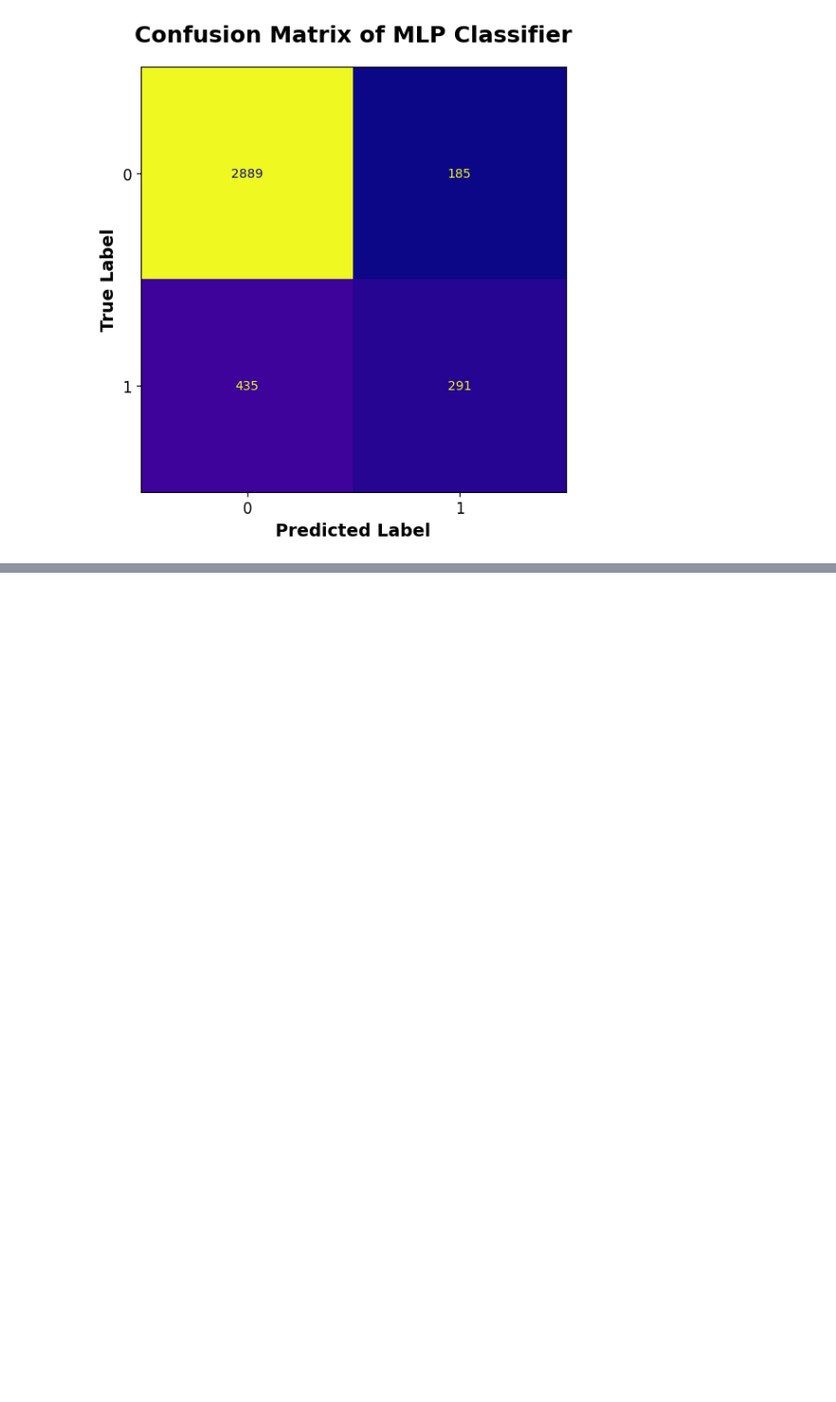
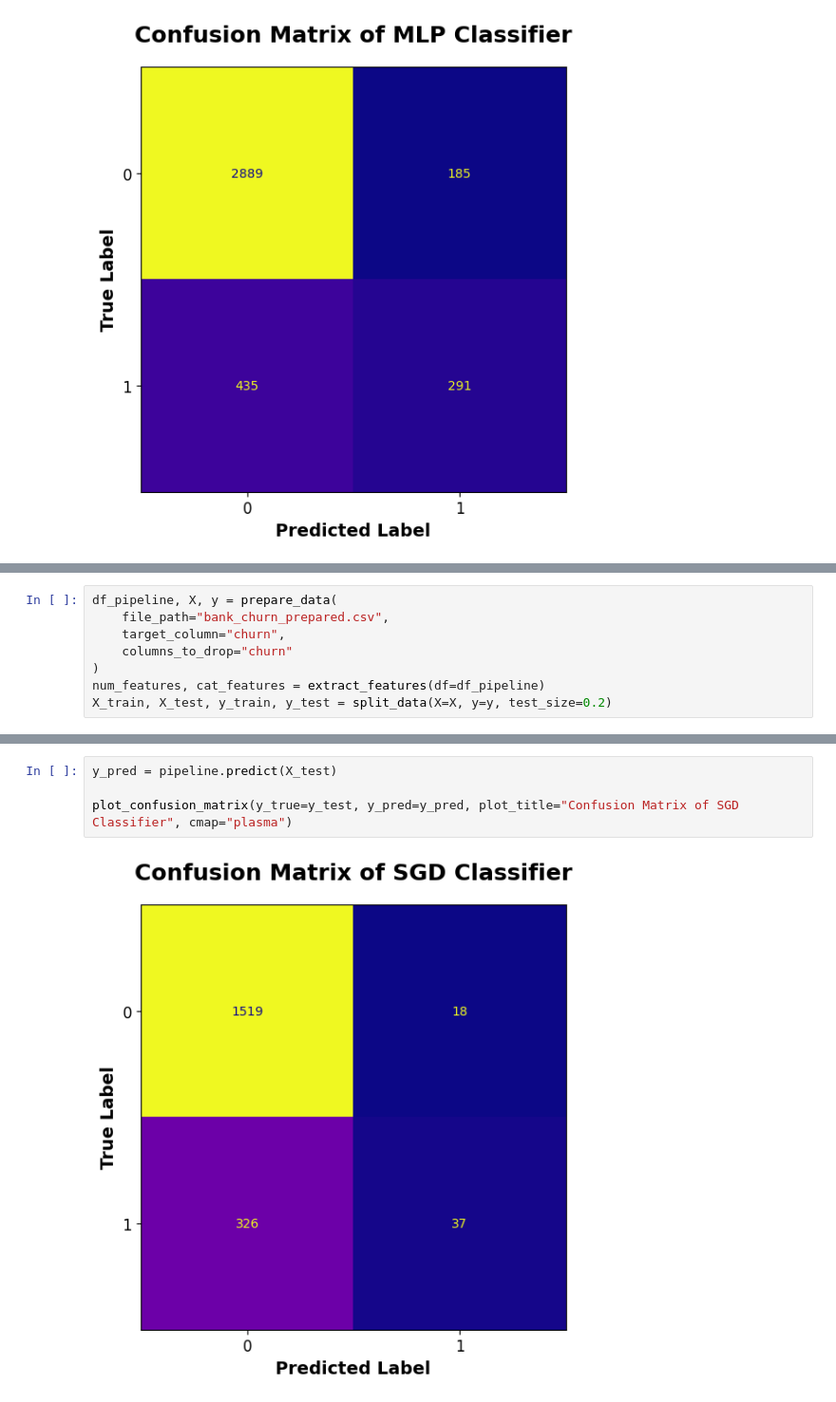
Before and after one commit to smartestnerdfromtown/Data-Science-Projects, a Jupyter notebook: Bank Customer Churn/analysis.ipynb, the cells around one changed output, grey strips where cells are left out. Shown at 95% size. Cells and saved outputs as stored; diff of their text form; blank space fills up the shorter version.

Commit message:
SGD Classifier

```diff
--- a/Bank Customer Churn/analysis.ipynb
+++ b/Bank Customer Churn/analysis.ipynb
@@ -832,0 +835,8 @@ plot_confusion_matrix(y_true=y_test, y_pred=y_pred, plot_title="Confusion Matrix
+# %%
+df_pipeline, X, y = prepare_data(
+    file_path="bank_churn_prepared.csv",
+    target_column="churn",
+    columns_to_drop="churn"
+)
+num_features, cat_features = extract_features(df=df_pipeline)
+X_train, X_test, y_train, y_test = split_data(X=X, y=y, test_size=0.2)
@@ -832,0 +905,6 @@ plot_confusion_matrix(y_true=y_test, y_pred=y_pred, plot_title="Confusion Matrix
+# %%
+y_pred = pipeline.predict(X_test)
+
+plot_confusion_matrix(y_true=y_test, y_pred=y_pred, plot_title="Confusion Matrix of SGD Classifier", cmap="plasma")
+# %% [output]
+[figure, added]
```
Also changed, not shown: parts of 2 cells of this notebook.
